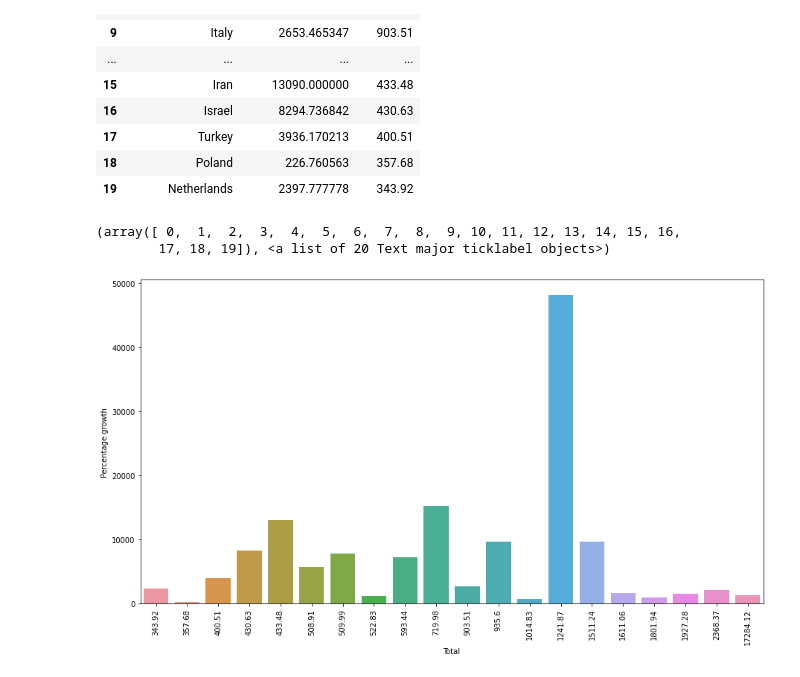
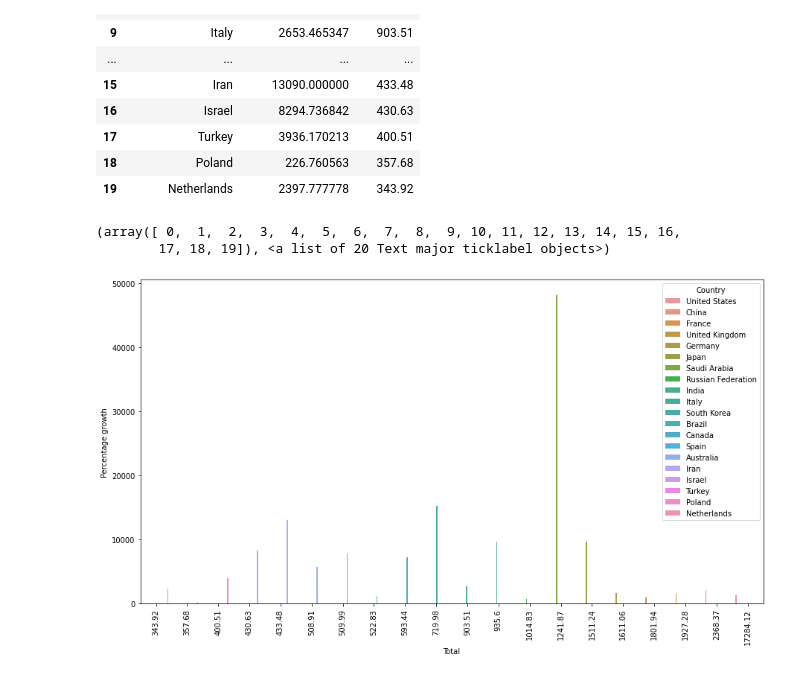
Before and after one commit to tricycle88/Military-expenditure-1960-2018, a Jupyter notebook: Military.ipynb, the cells around one changed output. Drawn from its saved outputs; the diff is of its cells as text; code cells hidden in the pictures.

```diff
--- a/Military.ipynb
+++ b/Military.ipynb
@@ -255,9 +255,9 @@ model
 | 19 | Netherlands | 2397.777778 | 343.92 |
 # %%
 plt.figure(figsize=(15,8))
-sns.barplot(x = 'Total', y = 'Percentage growth', data = model)
+sns.barplot(x = 'Total', y = 'Percentage growth', hue='Country',data = model)
 plt.xticks(rotation = 90)
 # %% [output]
 (array([ 0,  1,  2,  3,  4,  5,  6,  7,  8,  9, 10, 11, 12, 13, 14, 15, 16,
         17, 18, 19]), <a list of 20 Text major ticklabel objects>)
-[figure, old version]
+[figure, new version]
```
